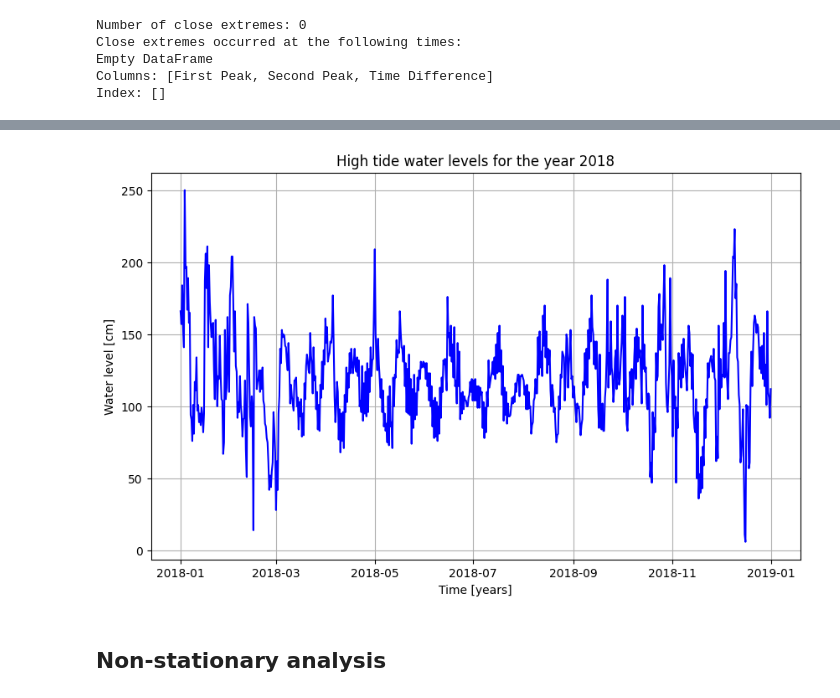
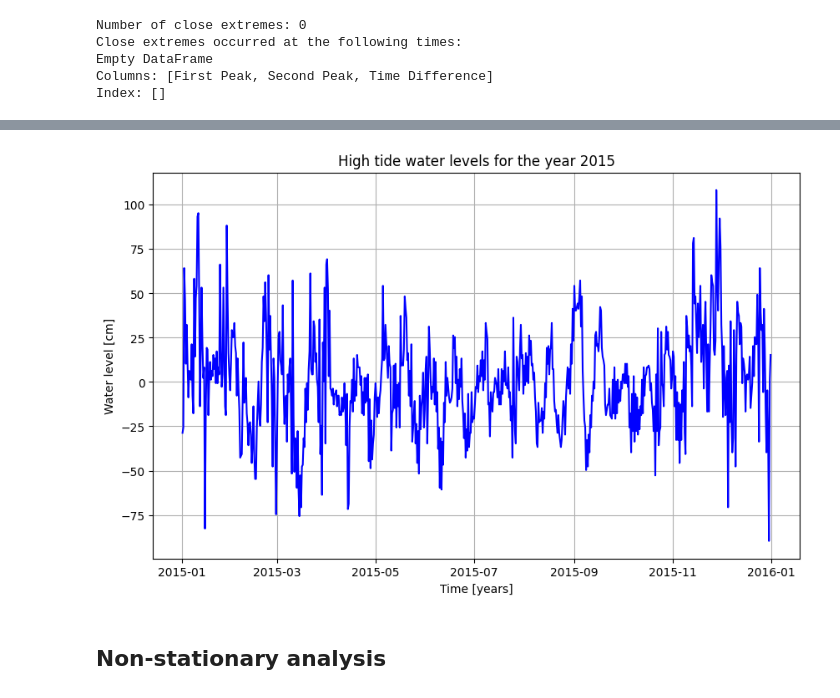
Before and after one commit to wwaasdorp/MORE_THE_BEST_GROUP, a Jupyter notebook: Watch_Data.ipynb, the cells around one changed output, grey strips where cells are left out. Cells and saved outputs as stored; diff of their text form; code cells hidden in the pictures.

```diff
--- a/Watch_Data.ipynb
+++ b/Watch_Data.ipynb
@@ -416,32 +354,11 @@ Columns: [First Peak, Second Peak, Time Difference]
 Index: []
 # %%
 ## Plot values for the year 2015
-year = 2018
-df_2015 = df[df['Datetime'].dt.year == year]
+df_2015 = df[df['Datetime'].dt.year == 2015]
 plt.figure(figsize=(10,6))
-plt.plot(df_2015['Datetime'], df_2015['Elevation'], color = 'blue')
+plt.plot(df_2015['Datetime'], df_2015['Elevation_Stationary'], color = 'blue')
 plt.xlabel('Time [years]')
 plt.ylabel('Water level [cm]')
-plt.title(f'High tide water levels for the year {year}')
+plt.title('High tide water levels for the year 2015')
 plt.grid()
-
-# Find the row where Elevation is at its minimum
-min_row = df_2015.loc[df_2015['Elevation'].idxmin()]
-
-# Access the datetime and elevation
-min_datetime = min_row['Datetime']  # Replace 'Datetime' with the actual column name for datetime
-min_elevation = min_row['Elevation']
-
-# Print the result
-print(f"Minimum Elevation: {min_elevation}, Associated Date: {min_datetime}")
-
-# Find the row where Elevation is at its maximum
-max_row = df_2015.loc[df_2015['Elevation'].idxmax()]
-
-# Access the datetime and elevation
-max_datetime = max_row['Datetime']  # Replace 'Datetime' with the actual column name for datetime
-max_elevation = max_row['Elevation']
-
-# Print the result
-print(f"Maximum Elevation: {max_elevation}, Associated Date: {max_datetime}")
 # %% [output]
@@ -450,4 +365,4 @@ Maximum Elevation: 250, Associated Date: 2018-01-03 14:55:00
-[figure, old version]
+[figure, new version]
 # %% [markdown]
 ## Non-stationary analysis
 # %% [markdown]
```
Also changed, not shown: parts of 6 cells of this notebook.
